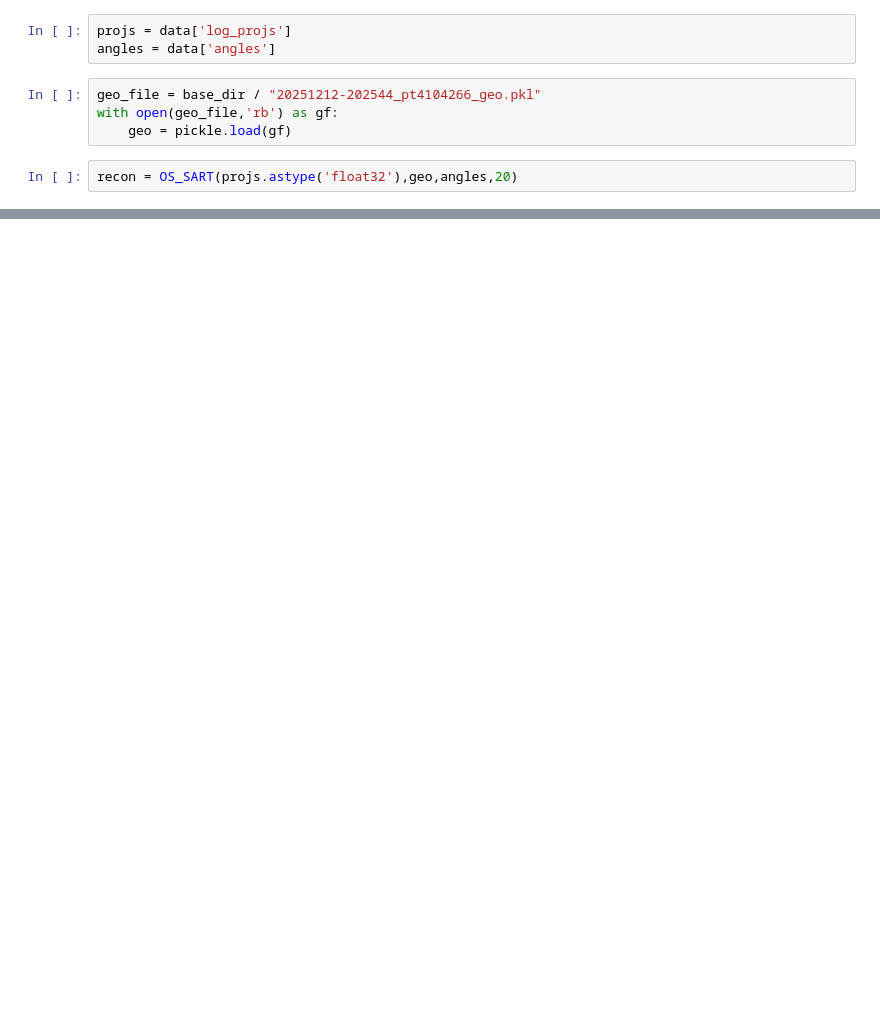
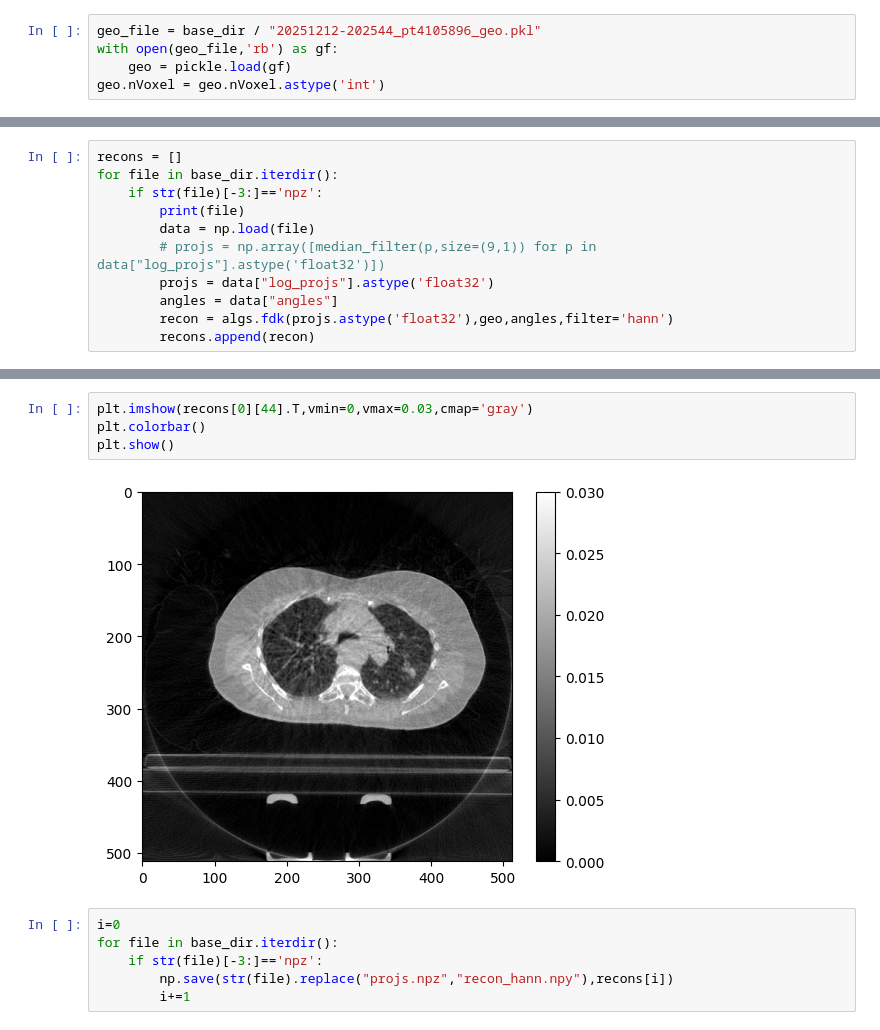
Before and after one commit to ReidIsaak/TIGRE, a Jupyter notebook: Python/tigre/recon.ipynb, the cells around one changed output, grey strips where cells are left out. Drawn from its saved outputs; the diff is of its cells as text; blank space fills up the shorter version.

```diff
--- a/Python/tigre/recon.ipynb
+++ b/Python/tigre/recon.ipynb
@@ -10,9 +10,5 @@ data = np.load(base_dir /"20251212-202544_pt4104266_cnn_projs.npz")
-# %%
-projs = data['log_projs']
-angles = data['angles']
 # %%
-geo_file = base_dir / "20251212-202544_pt4104266_geo.pkl"
+geo_file = base_dir / "20251212-202544_pt4105896_geo.pkl"
 with open(geo_file,'rb') as gf:
     geo = pickle.load(gf)
+geo.nVoxel = geo.nVoxel.astype('int')
-# %%
-recon = OS_SART(projs.astype('float32'),geo,angles,20)
@@ -20,0 +15,11 @@ TypeError: 'numpy.float64' object cannot be interpreted as an integer
+# %%
+recons = []
+for file in base_dir.iterdir():
+    if str(file)[-3:]=='npz':
+        print(file)
+        data = np.load(file)
+        # projs = np.array([median_filter(p,size=(9,1)) for p in data["log_projs"].astype('float32')])
+        projs = data["log_projs"].astype('float32')
+        angles = data["angles"]
+        recon = algs.fdk(projs.astype('float32'),geo,angles,filter='hann')
+        recons.append(recon)
@@ -20,0 +37,12 @@ TypeError: 'numpy.float64' object cannot be interpreted as an integer
+# %%
+plt.imshow(recons[0][44].T,vmin=0,vmax=0.03,cmap='gray')
+plt.colorbar()
+plt.show()
+# %% [output]
+[figure, added]
+# %%
+i=0
+for file in base_dir.iterdir():
+    if str(file)[-3:]=='npz':
+        np.save(str(file).replace("projs.npz","recon_hann.npy"),recons[i])
+        i+=1
```
Also changed, not shown: parts of 6 cells of this notebook, 2 other files.
